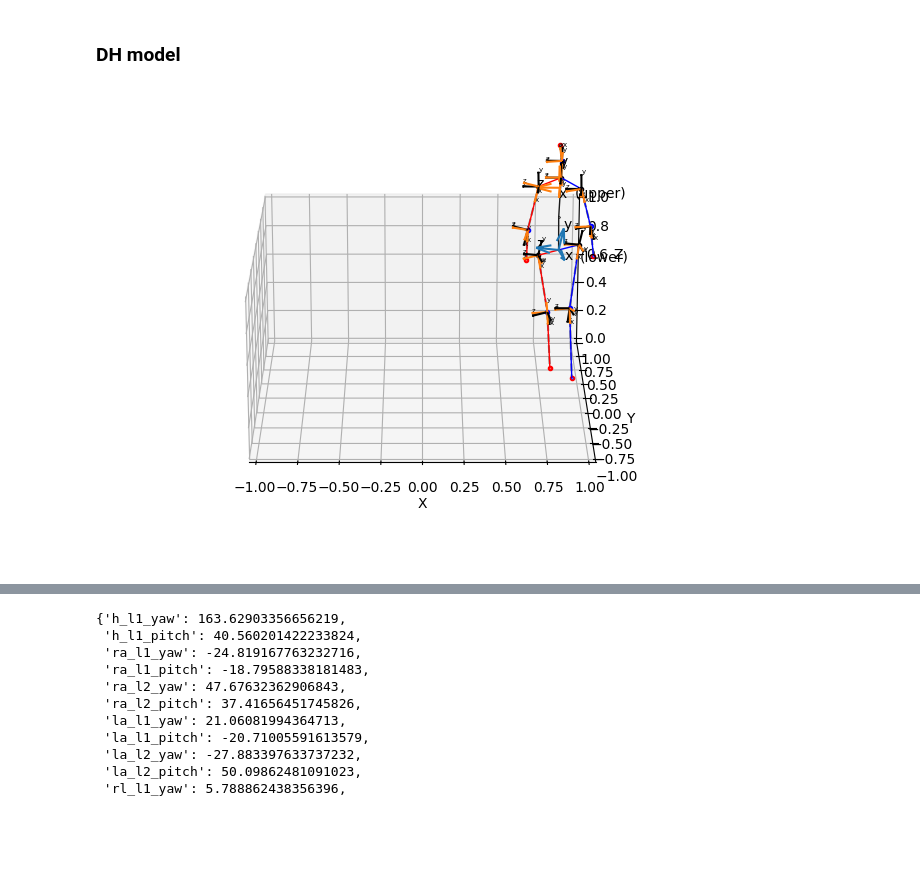
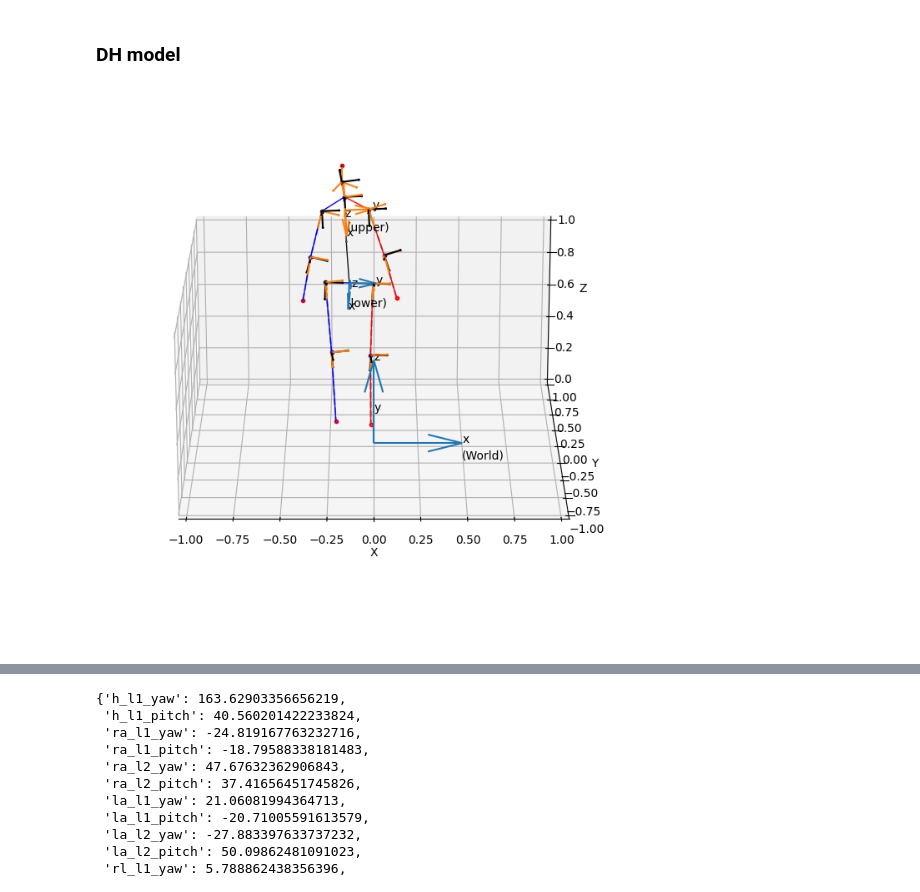
Before and after one commit to hoo223/MotionBERT, a Jupyter notebook: custom_codes/DHDST/build_dh_model.ipynb, the cells around one changed output, grey strips where cells are left out. Cells and saved outputs as stored; diff of their text form; code cells hidden in the pictures; blank space fills up the shorter version.

```diff
--- a/custom_codes/DHDST/build_dh_model.ipynb
+++ b/custom_codes/DHDST/build_dh_model.ipynb
@@ -363,30 +371,30 @@ plt.show()
 # %% [markdown]
 ### DH model
 # %%
-ref_pose = pose3d_s1_walking[1000].copy()
-dh_model = DHModel(ref_pose)
+ref_pose = pose3d_s1_walking[10].copy()
+dh_model = DHModel(ref_pose, forward_dir='-z')
 dh_model.set_dh_model_from_pose(ref_pose)
 
 # # lower frame
 # lower_origin, lower_frame_R = get_lower_torso_frame_from_pose(ref_pose)
 # lower_frame = generate_vis_frame_from_R(lower_origin, lower_frame_R, name='lower')
 
 # # upper frame
 # upper_origin, upper_frame_R = get_upper_torso_frame_from_pose(ref_pose)
 # upper_frame = generate_vis_frame_from_R(upper_origin, upper_frame_R, name='upper')
 
 # plot
 %matplotlib widget
 fig = plt.figure(50)
 fig.clear()
 lim=1
 ax = axes_3d(fig, rect=[0, 0, 1, 1], xlim=(-lim, lim), ylim=(-lim, lim), zlim=(0, lim), view=(20, -90))
-dh_model.draw(ax, draw_frame=True, show_axis=True, scale=0.1, fontsize=5)
+dh_model.draw(ax, draw_frame=True, show_axis=False, scale=0.1, fontsize=5)
 draw_3d_pose(ax, ref_pose)
-
+world_frame.draw3d()
 plt.show()
 # %% [output]
-[figure, old version]
+[figure, new version]
 # %%
 %matplotlib widget
 fig = plt.figure(17)
```
Also changed, not shown: parts of 6 cells of this notebook, 10 other files.
